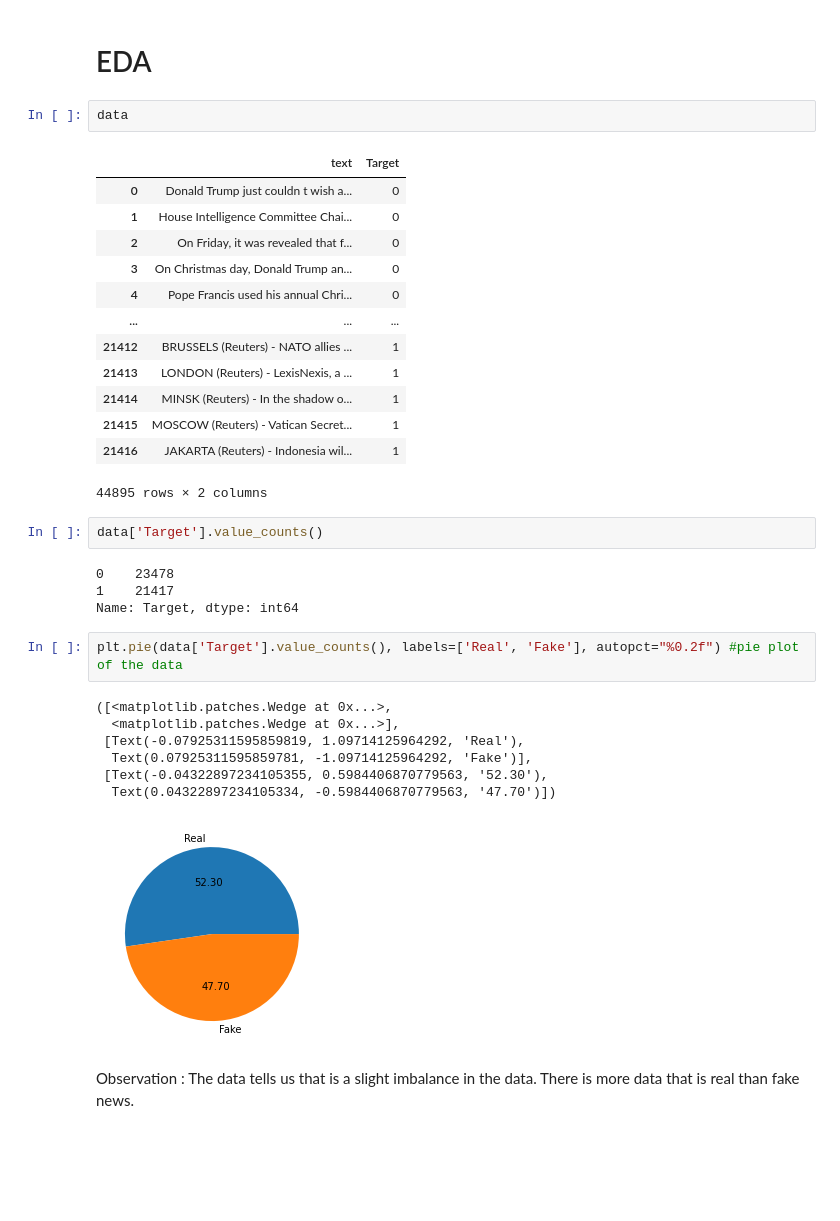
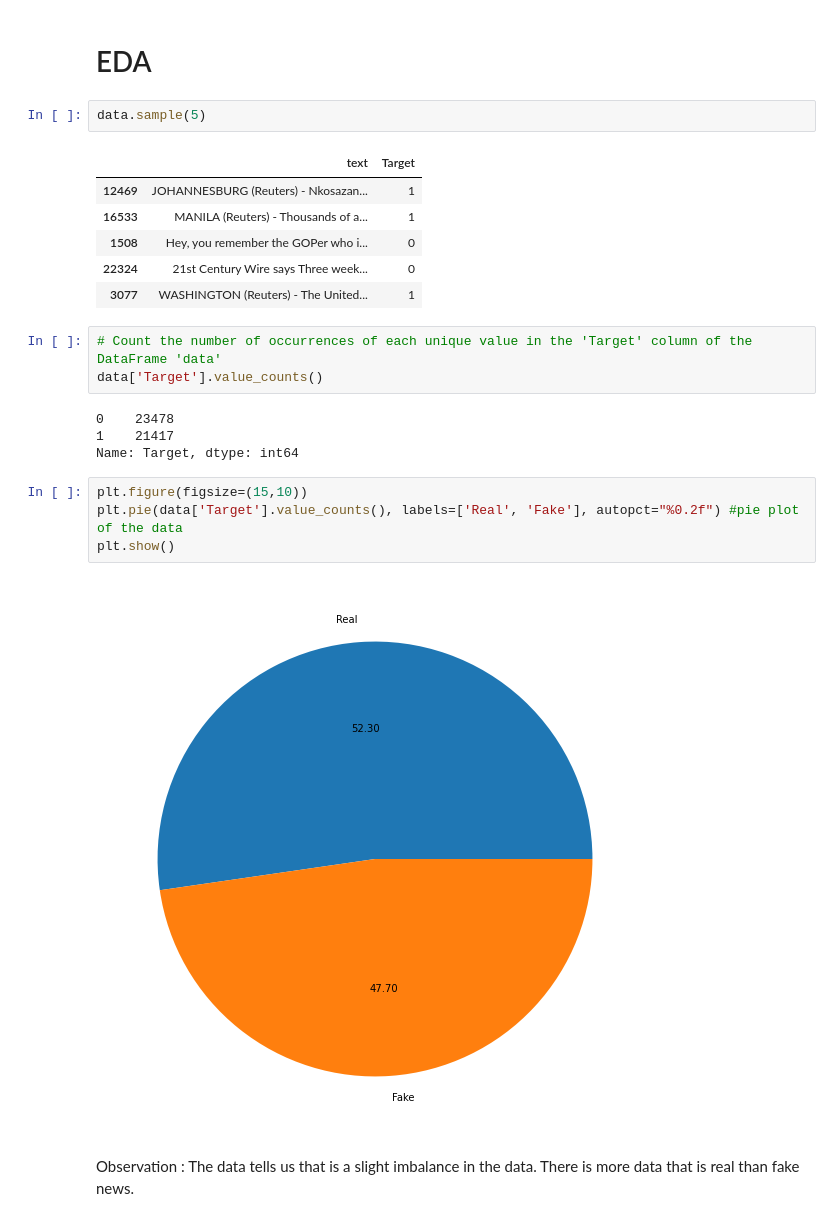
Before and after one commit to Jkhattak/FakeAndRealNews, a Jupyter notebook: main.ipynb, the cells around one changed output. Drawn from its saved outputs; the diff is of its cells as text; blank space fills up the shorter version.

```diff
--- a/main.ipynb
+++ b/main.ipynb
@@ -181,36 +192,26 @@ data.sample(5) #sample of the dataset
 # %% [markdown]
 # EDA
 # %%
-data
+data.sample(5)
 # %% [output]
 |  | text | Target |
-| 0 | Donald Trump just couldn t wish a... | 0 |
-| 1 | House Intelligence Committee Chai... | 0 |
-| 2 | On Friday, it was revealed that f... | 0 |
-| 3 | On Christmas day, Donald Trump an... | 0 |
-| 4 | Pope Francis used his annual Chri... | 0 |
-| ... | ... | ... |
-| 21412 | BRUSSELS (Reuters) - NATO allies ... | 1 |
-| 21413 | LONDON (Reuters) - LexisNexis, a ... | 1 |
-| 21414 | MINSK (Reuters) - In the shadow o... | 1 |
-| 21415 | MOSCOW (Reuters) - Vatican Secret... | 1 |
-| 21416 | JAKARTA (Reuters) - Indonesia wil... | 1 |
+| 12469 | JOHANNESBURG (Reuters) - Nkosazan... | 1 |
+| 16533 | MANILA (Reuters) - Thousands of a... | 1 |
+| 1508 | Hey, you remember the GOPer who i... | 0 |
+| 22324 | 21st Century Wire says Three week... | 0 |
+| 3077 | WASHINGTON (Reuters) - The United... | 1 |
-44895 rows × 2 columns
-# %%
-data['Target'].value_counts()
-# %% [output]
-0    23478
-1    21417
-Name: Target, dtype: int64
+# %%
+# Count the number of occurrences of each unique value in the 'Target' column of the DataFrame 'data'
+data['Target'].value_counts()
+# %% [output]
+0    23478
+1    21417
+Name: Target, dtype: int64
 # %%
+plt.figure(figsize=(15,10))
 plt.pie(data['Target'].value_counts(), labels=['Real', 'Fake'], autopct="%0.2f") #pie plot of the data
+plt.show()
 # %% [output]
-([<matplotlib.patches.Wedge at 0x...>,
-  <matplotlib.patches.Wedge at 0x...>],
- [Text(-0.07925311595859819, 1.09714125964292, 'Real'),
-  Text(0.07925311595859781, -1.09714125964292, 'Fake')],
- [Text(-0.04322897234105355, 0.5984406870779563, '52.30'),
-  Text(0.04322897234105334, -0.5984406870779563, '47.70')])
-[figure, old version]
+[figure, new version]
 # %% [markdown]
 Observation : The data tells us that is a slight imbalance in the data. There is more data that is real than fake news.
```
Also changed, not shown: parts of 128 cells of this notebook, 1 other file.
